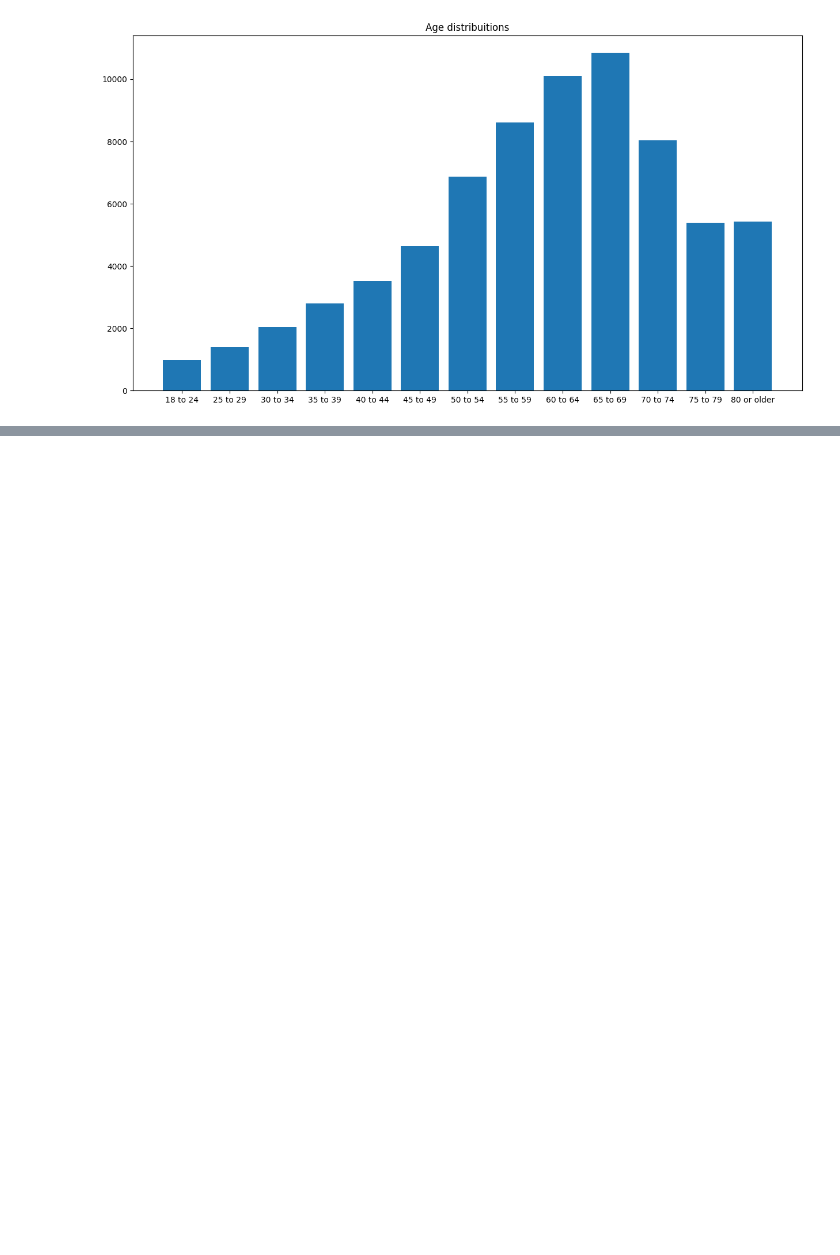
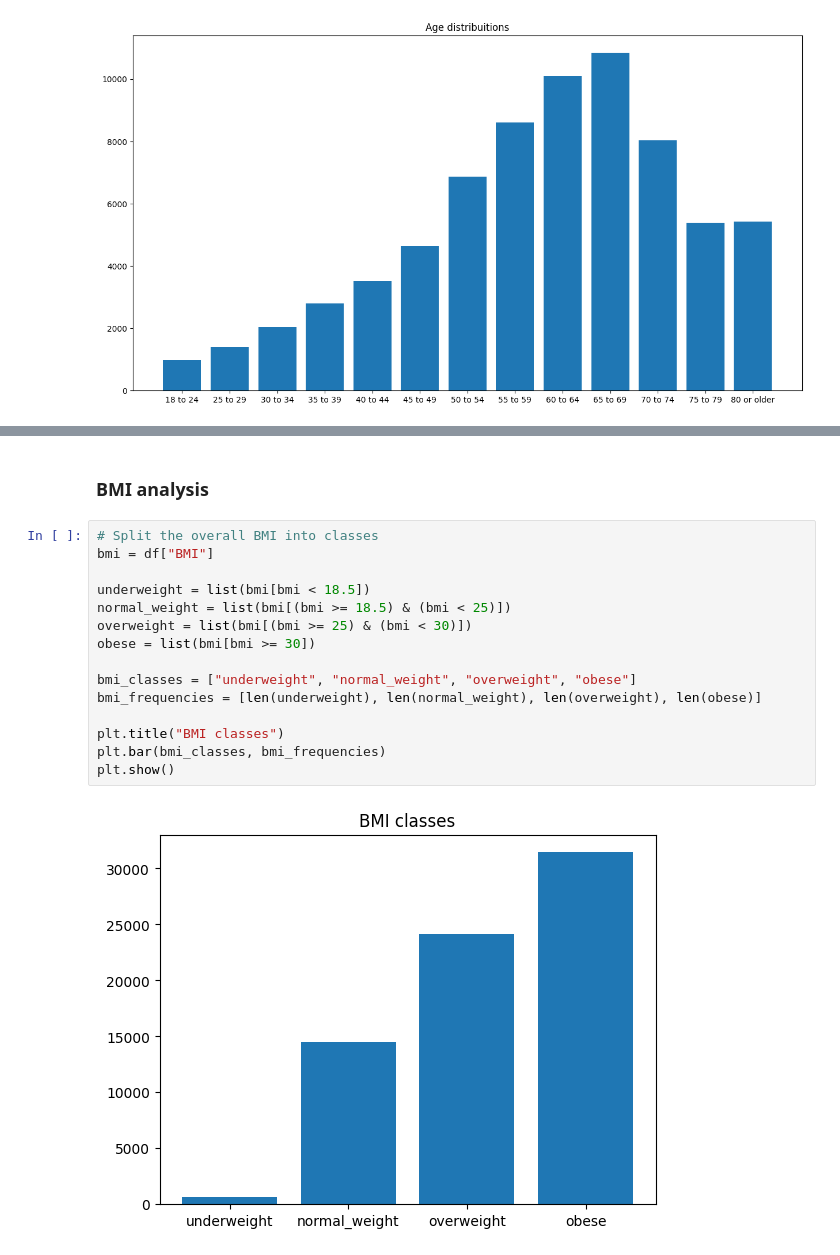
Before and after one commit to CaioNishijo/logistic-regression, a Jupyter notebook: diabetes-project.ipynb, the cells around one changed output, grey strips where cells are left out. Drawn from its saved outputs; the diff is of its cells as text; blank space fills up the shorter version.

```diff
--- a/diabetes-project.ipynb
+++ b/diabetes-project.ipynb
@@ -193,0 +321,19 @@ plt.bar(age_classes, sorted_by_keys_counter.values())
+# %% [markdown]
+### BMI analysis
+# %%
+# Split the overall BMI into classes
+bmi = df["BMI"]
+
+underweight = list(bmi[bmi < 18.5])
+normal_weight = list(bmi[(bmi >= 18.5) & (bmi < 25)])
+overweight = list(bmi[(bmi >= 25) & (bmi < 30)])
+obese = list(bmi[bmi >= 30])
+
+bmi_classes = ["underweight", "normal_weight", "overweight", "obese"]
+bmi_frequencies = [len(underweight), len(normal_weight), len(overweight), len(obese)]
+
+plt.title("BMI classes")
+plt.bar(bmi_classes, bmi_frequencies)
+plt.show()
+# %% [output]
+[figure, added]
```
Also changed, not shown: parts of 17 cells of this notebook, 1 other file.
